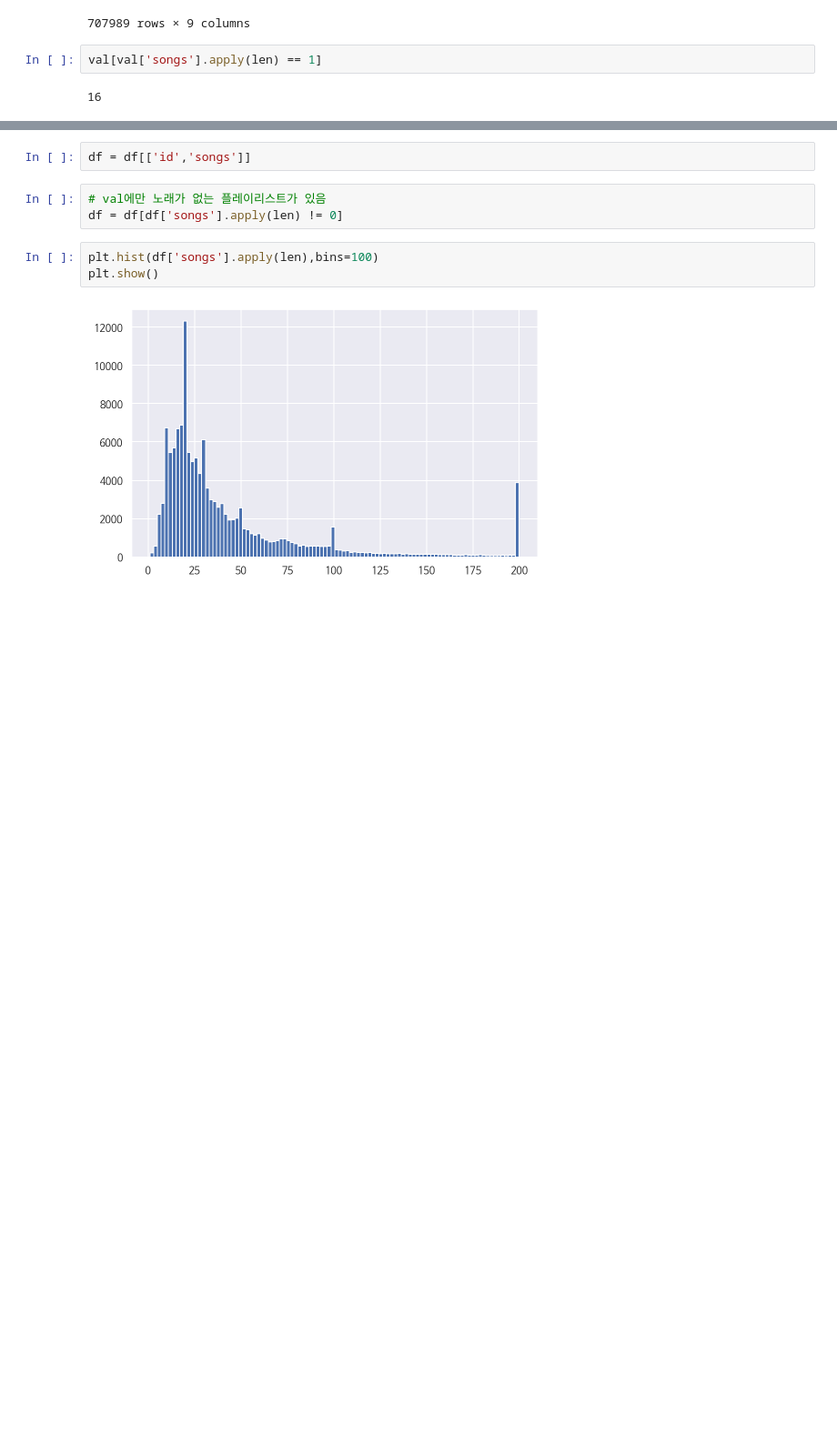
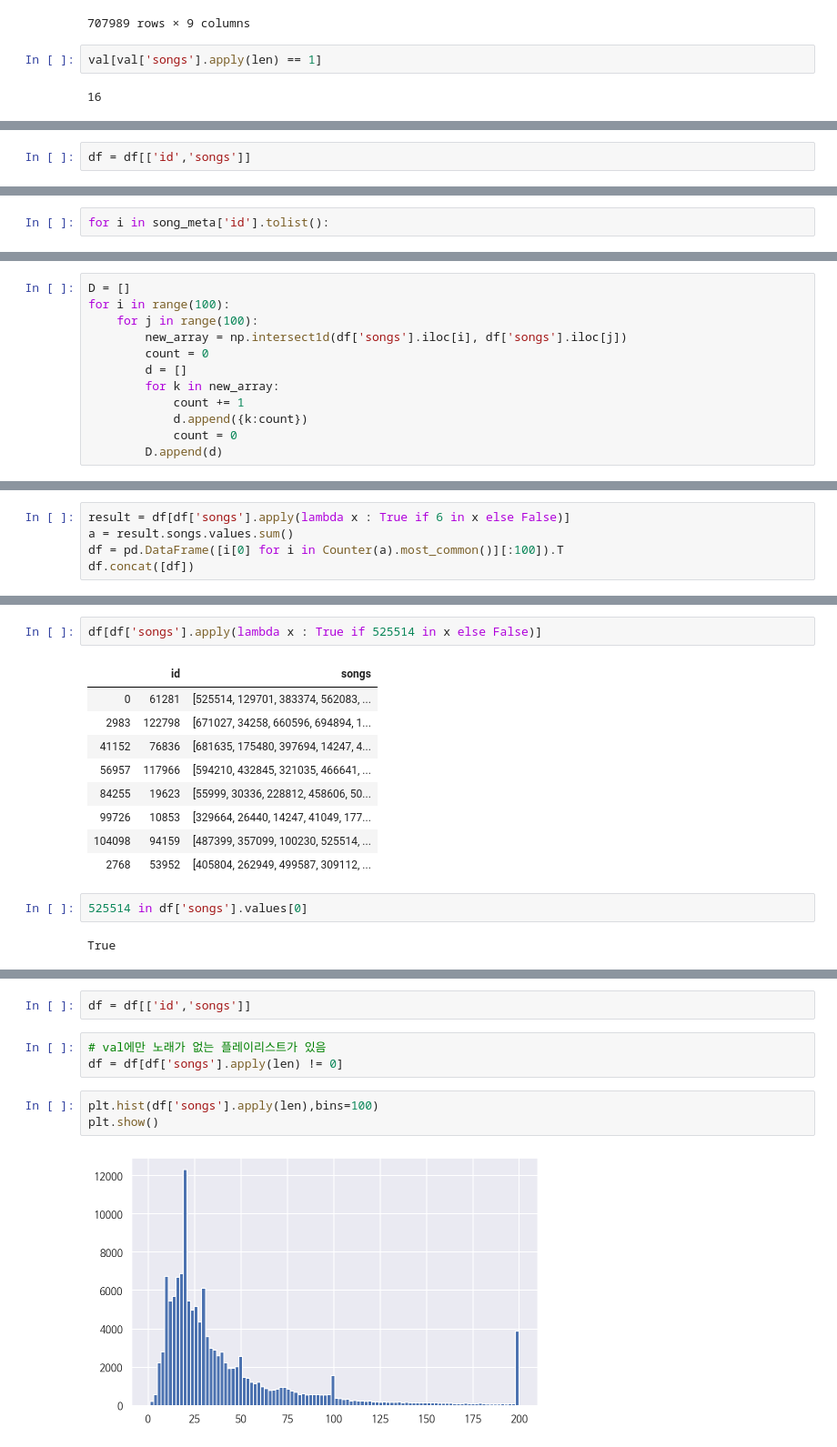
Before and after one commit to HowardHowonYu/book_recommendation, a Jupyter notebook: howard/playlist_recommendation/LSTM.ipynb, the cells around one changed output, grey strips where cells are left out. Shown at 91% size. Saved outputs shown, nothing was run; the diff lists cells and outputs as text; blank space fills up the shorter version.

```diff
--- a/howard/playlist_recommendation/LSTM.ipynb
+++ b/howard/playlist_recommendation/LSTM.ipynb
@@ -31,0 +30,2 @@ df = pd.concat([train,val])
+# %%
+df = df[['id','songs']]
@@ -31,0 +73,2 @@ df = pd.concat([train,val])
+# %%
+for i in song_meta['id'].tolist():
@@ -31,0 +90,12 @@ df = pd.concat([train,val])
+# %%
+D = []
+for i in range(100):
+    for j in range(100):
+        new_array = np.intersect1d(df['songs'].iloc[i], df['songs'].iloc[j])
+        count = 0
+        d = []
+        for k in new_array:
+            count += 1
+            d.append({k:count})
+            count = 0
+        D.append(d)
@@ -31,0 +169,5 @@ df = pd.concat([train,val])
+# %%
+result = df[df['songs'].apply(lambda x : True if 6 in x else False)]
+a = result.songs.values.sum()
+df = pd.DataFrame([i[0] for i in Counter(a).most_common()][:100]).T
+df.concat([df])
@@ -31,0 +206,16 @@ df = pd.concat([train,val])
+# %%
+df[df['songs'].apply(lambda x : True if 525514 in x else False)]
+# %% [output]
+|  | id | songs |
+| 0 | 61281 | [525514, 129701, 383374, 562083, ... |
+| 2983 | 122798 | [671027, 34258, 660596, 694894, 1... |
+| 41152 | 76836 | [681635, 175480, 397694, 14247, 4... |
+| 56957 | 117966 | [594210, 432845, 321035, 466641, ... |
+| 84255 | 19623 | [55999, 30336, 228812, 458606, 50... |
+| 99726 | 10853 | [329664, 26440, 14247, 41049, 177... |
+| 104098 | 94159 | [487399, 357099, 100230, 525514, ... |
+| 2768 | 53952 | [405804, 262949, 499587, 309112, ... |
+# %%
+525514 in df['songs'].values[0]
+# %% [output]
+True
```
Also changed, not shown: parts of 29 cells of this notebook, 2 other files.
